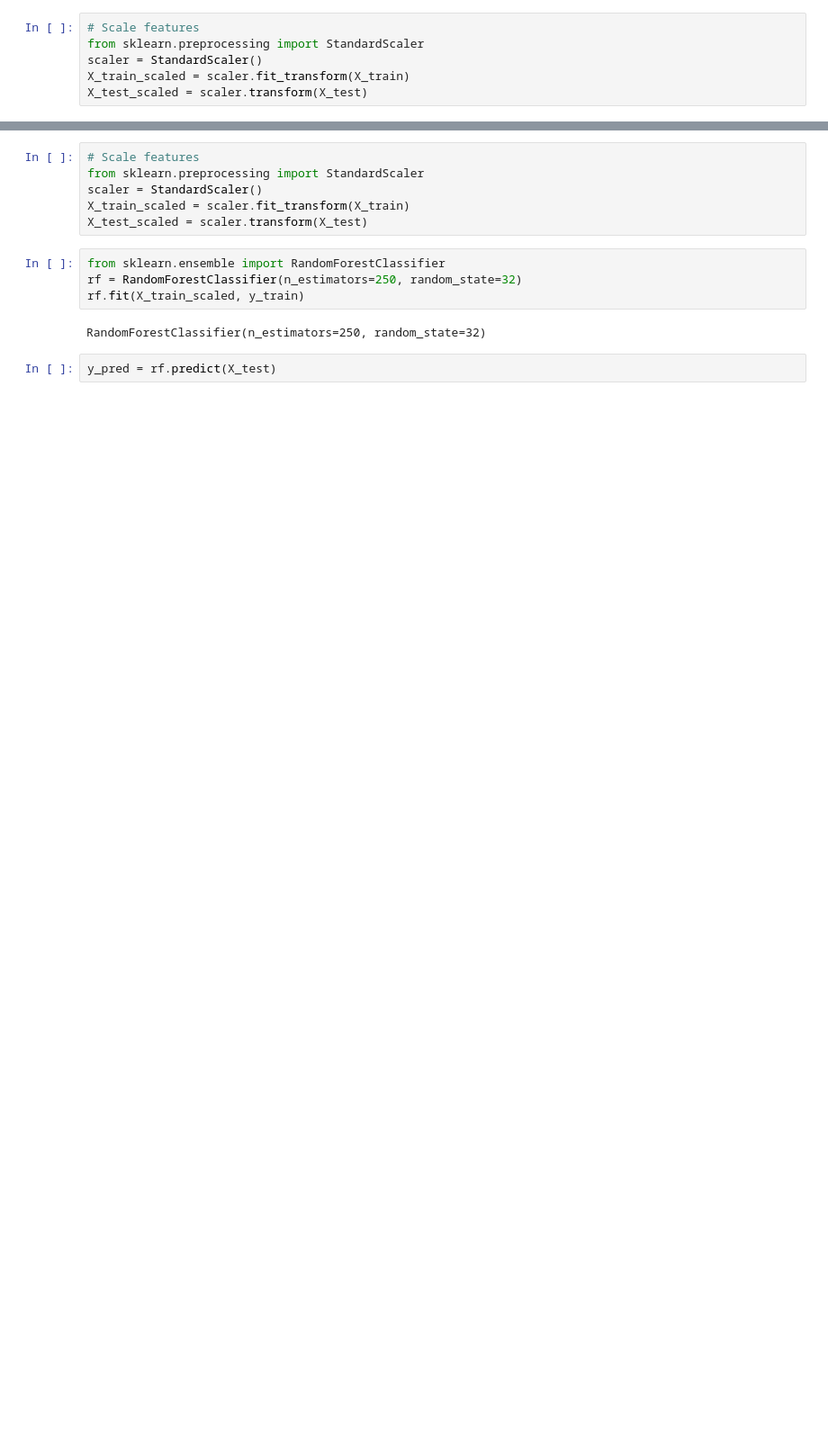
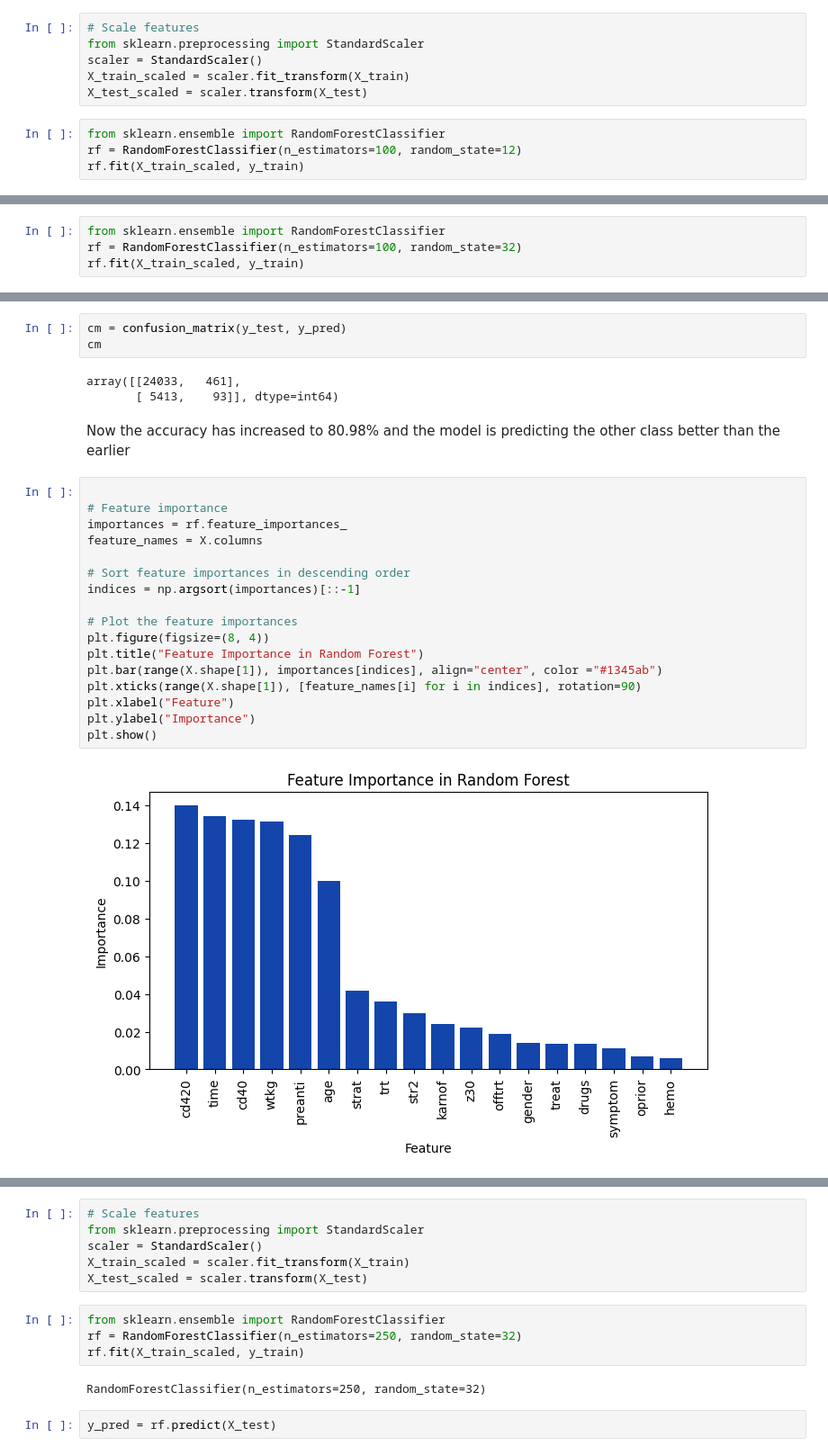
Before and after one commit to ardrasukumaran/ML_Project, a Jupyter notebook: CAC_RF.ipynb, the cells around one changed output, grey strips where cells are left out. Shown: that part at 90% size. Drawn from its saved outputs; the diff is of its cells as text; blank space fills up the shorter version.

```diff
--- a/CAC_RF.ipynb
+++ b/CAC_RF.ipynb
@@ -98,3 +139,7 @@ from sklearn.preprocessing import StandardScaler
 scaler = StandardScaler()
 X_train_scaled = scaler.fit_transform(X_train)
 X_test_scaled = scaler.transform(X_test)
+# %%
+from sklearn.ensemble import RandomForestClassifier
+rf = RandomForestClassifier(n_estimators=100, random_state=12)
+rf.fit(X_train_scaled, y_train)
@@ -100,0 +214,4 @@ X_test_scaled = scaler.transform(X_test)
+# %%
+from sklearn.ensemble import RandomForestClassifier
+rf = RandomForestClassifier(n_estimators=100, random_state=32)
+rf.fit(X_train_scaled, y_train)
@@ -100,0 +228,27 @@ X_test_scaled = scaler.transform(X_test)
+# %%
+cm = confusion_matrix(y_test, y_pred)
+cm
+# %% [output]
+array([[24033,   461],
+       [ 5413,    93]], dtype=int64)
+# %% [markdown]
+Now the accuracy has increased to 80.98% and the model is predicting the other class better than the earlier
+# %%
+
+# Feature importance
+importances = rf.feature_importances_
+feature_names = X.columns
+
+# Sort feature importances in descending order
+indices = np.argsort(importances)[::-1]
+
+# Plot the feature importances
+plt.figure(figsize=(8, 4))
+plt.title("Feature Importance in Random Forest")
+plt.bar(range(X.shape[1]), importances[indices], align="center", color ="#1345ab")
+plt.xticks(range(X.shape[1]), [feature_names[i] for i in indices], rotation=90)
+plt.xlabel("Feature")
+plt.ylabel("Importance")
+plt.show()
+# %% [output]
+[figure, added]
```
Also changed, not shown: parts of 35 cells of this notebook.
